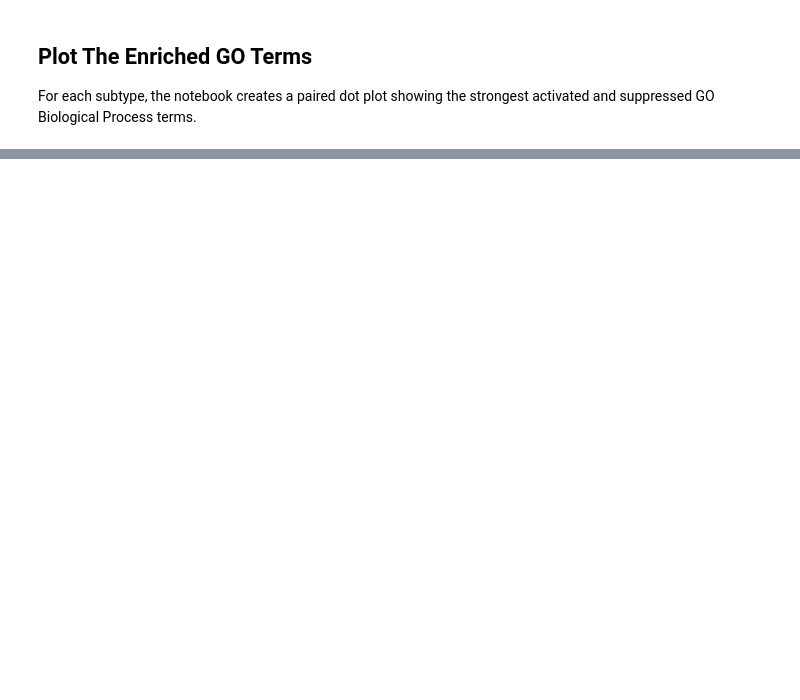
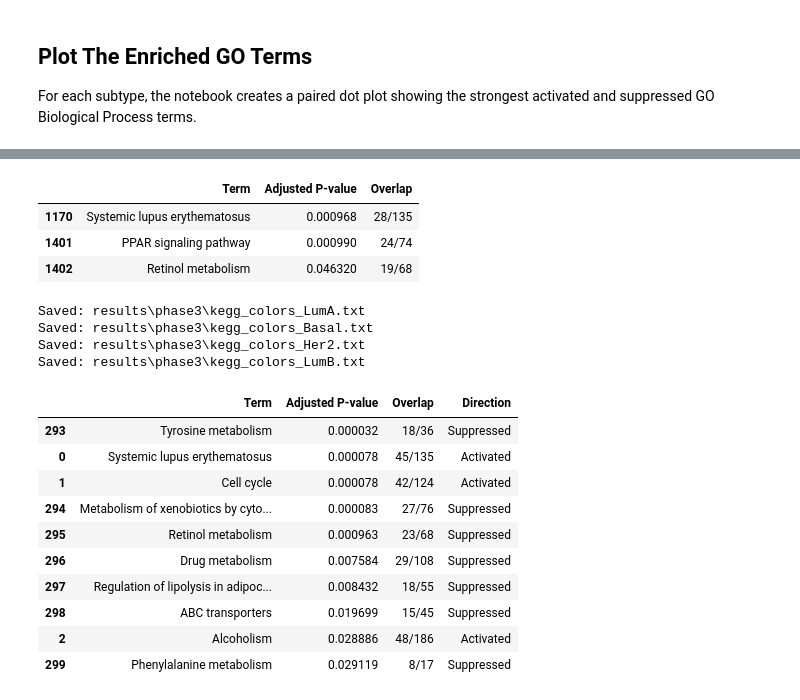
Before and after one commit to Dawlabani/297af_project, a Jupyter notebook: phase3_functional_enrichment.ipynb, the cells around one changed output, grey strips where cells are left out. Saved outputs shown, nothing was run; the diff lists cells and outputs as text; code cells hidden in the pictures; blank space fills up the shorter version.

```diff
--- a/phase3_functional_enrichment.ipynb
+++ b/phase3_functional_enrichment.ipynb
@@ -238,0 +302,56 @@ A practical next writing step is to take the top 3 to 5 activated and suppressed
+# %%
+
+#filter pathways that are significant
+sig_kegg = kegg_all[kegg_all["Adjusted P-value"] < 0.05]
+lumA = sig_kegg[sig_kegg["Subtype"] == "LumA"]
+lumA = lumA.sort_values("Adjusted P-value")
+lumA.head(5)[["Term", "Adjusted P-value", "Overlap"]]
+# %% [output]
+|  | Term | Adjusted P-value | Overlap |
+| 1170 | Systemic lupus erythematosus | 0.000968 | 28/135 |
+| 1401 | PPAR signaling pathway | 0.000990 | 24/74 |
+| 1402 | Retinol metabolism | 0.046320 | 19/68 |
+# %%
+def export_kegg_colors(df_sig, subtype):
+    file_path = RES_DIR / f"kegg_colors_{subtype}.txt"
+
+    with open(file_path, "w") as f:
+        for _, row in df_sig.iterrows():
+            gene = row["gene_name"]
+            logfc = row["log2FoldChange"]
+
+            if pd.isna(gene):
+                continue
+
+            if logfc > 0:
+                f.write(f"{gene}\tred\n")
+            else:
+                f.write(f"{gene}\tblue\n")
+
+    print(f"Saved: {file_path}")
+    return file_path
+lumA_file = export_kegg_colors(sig_deg["LumA"], "LumA")
+Basal_file = export_kegg_colors(sig_deg["Basal"], "Basal")
+Her2_file = export_kegg_colors(sig_deg["Her2"], "Her2")
+lumB_file = export_kegg_colors(sig_deg["LumB"], "LumB")
+# %% [output]
+Saved: results\phase3\kegg_colors_LumA.txt
+Saved: results\phase3\kegg_colors_Basal.txt
+Saved: results\phase3\kegg_colors_Her2.txt
+Saved: results\phase3\kegg_colors_LumB.txt
+# %%
+basal = sig_kegg[sig_kegg["Subtype"] == "Basal"]
+basal = basal.sort_values("Adjusted P-value")
+basal.head(10)[["Term", "Adjusted P-value", "Overlap", "Direction"]]
+# %% [output]
+|  | Term | Adjusted P-value | Overlap | Direction |
+| 293 | Tyrosine metabolism | 0.000032 | 18/36 | Suppressed |
+| 0 | Systemic lupus erythematosus | 0.000078 | 45/135 | Activated |
+| 1 | Cell cycle | 0.000078 | 42/124 | Activated |
+| 294 | Metabolism of xenobiotics by cyto... | 0.000083 | 27/76 | Suppressed |
+| 295 | Retinol metabolism | 0.000963 | 23/68 | Suppressed |
+| 296 | Drug metabolism | 0.007584 | 29/108 | Suppressed |
+| 297 | Regulation of lipolysis in adipoc... | 0.008432 | 18/55 | Suppressed |
+| 298 | ABC transporters | 0.019699 | 15/45 | Suppressed |
+| 2 | Alcoholism | 0.028886 | 48/186 | Activated |
+| 299 | Phenylalanine metabolism | 0.029119 | 8/17 | Suppressed |
```
Also changed, not shown: parts of 8 cells of this notebook, 29 other files.
